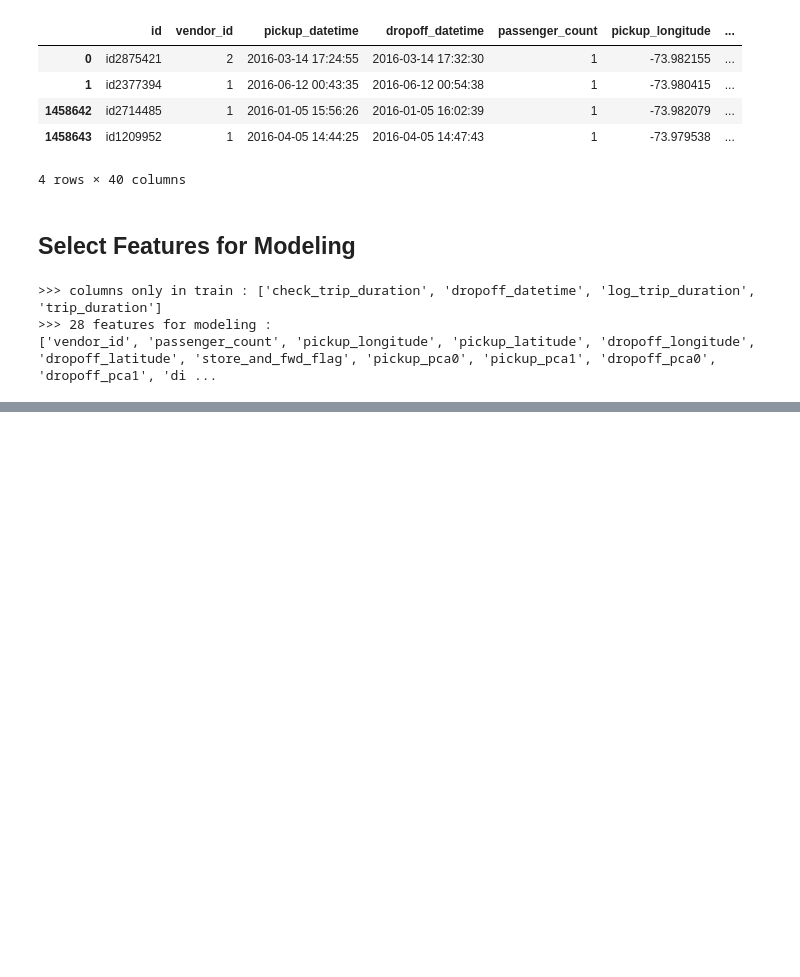
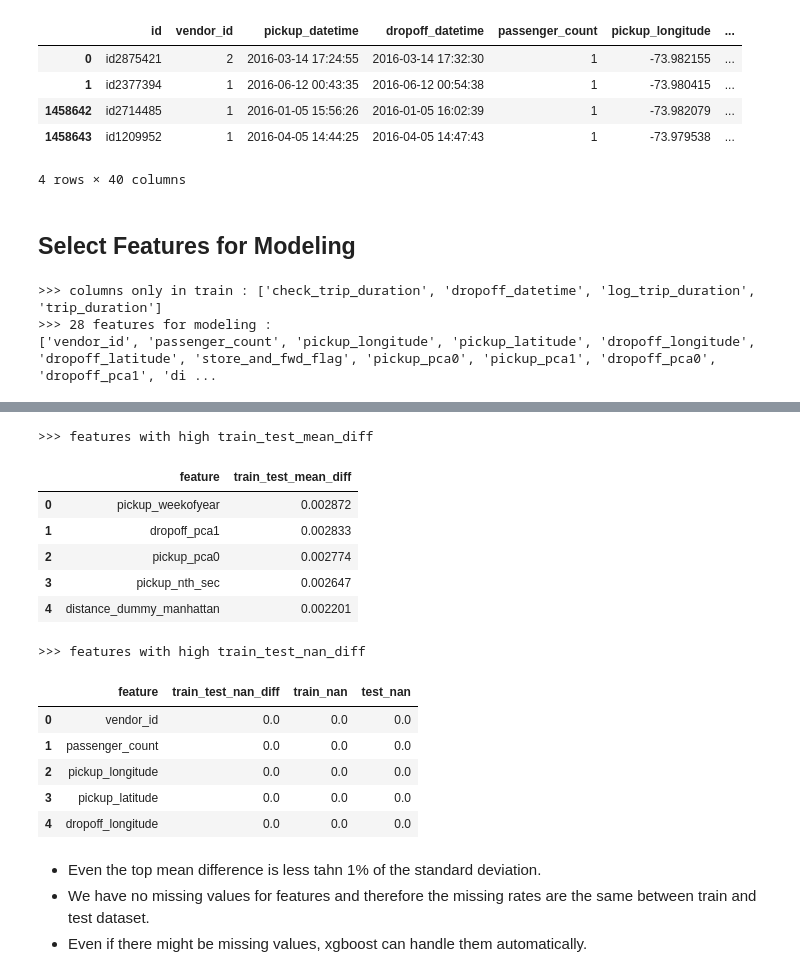
Before and after one commit to sam351/competitions, a Jupyter notebook: kaggle_NY-taxi/200920_NY-taxi_study-04_from-EDA-to-the-Top.ipynb, the cells around one changed output, grey strips where cells are left out. Saved outputs shown, nothing was run; the diff lists cells and outputs as text; code cells hidden in the pictures; blank space fills up the shorter version.

```diff
--- a/kaggle_NY-taxi/200920_NY-taxi_study-04_from-EDA-to-the-Top.ipynb
+++ b/kaggle_NY-taxi/200920_NY-taxi_study-04_from-EDA-to-the-Top.ipynb
@@ -413,0 +418,40 @@ print(f'>>> {len(feature_names)} features for modeling : \n{feature_names}')
+# %%
+feature_stats = pd.DataFrame({'feature':feature_names})
+
+feature_stats['train_mean'] = np.nanmean(train[feature_names], axis=0).round(4)
+feature_stats['train_std'] = np.nanstd(train[feature_names], axis=0).round(4)
+feature_stats['train_nan'] = np.mean(np.isnan(train[feature_names].values), axis=0).round(4)
+
+feature_stats['test_mean'] = np.nanmean(test[feature_names], axis=0).round(4)
+feature_stats['test_std'] = np.nanstd(test[feature_names], axis=0).round(4)
+feature_stats['test_nan'] = np.mean(np.isnan(test[feature_names].values), axis=0).round(4)
+
+feature_stats['train_test_mean_diff'] = feature_stats['train_mean'].subtract(feature_stats['test_mean']).divide(feature_stats['train_std'].add(feature_stats['test_std']).divide(2)).abs()
+feature_stats['train_test_nan_diff'] = feature_stats['train_nan'].subtract(feature_stats['test_nan']).abs()
+
+
+print('>>> features with high train_test_mean_diff')
+display(feature_stats[['feature', 'train_test_mean_diff']].sort_values('train_test_mean_diff', ascending=False).head().reset_index(drop=True))
+
+
+print('\n\n>>> features with high train_test_nan_diff')
+feature_stats[['feature', 'train_test_nan_diff', 'train_nan', 'test_nan']].sort_values(['train_test_nan_diff', 'train_nan', 'test_nan'], ascending=False).head().reset_index(drop=True)
+# %% [output]
+>>> features with high train_test_mean_diff
+|  | feature | train_test_mean_diff |
+| 0 | pickup_weekofyear | 0.002872 |
+| 1 | dropoff_pca1 | 0.002833 |
+| 2 | pickup_pca0 | 0.002774 |
+| 3 | pickup_nth_sec | 0.002647 |
+| 4 | distance_dummy_manhattan | 0.002201 |
+>>> features with high train_test_nan_diff
+|  | feature | train_test_nan_diff | train_nan | test_nan |
+| 0 | vendor_id | 0.0 | 0.0 | 0.0 |
+| 1 | passenger_count | 0.0 | 0.0 | 0.0 |
+| 2 | pickup_longitude | 0.0 | 0.0 | 0.0 |
+| 3 | pickup_latitude | 0.0 | 0.0 | 0.0 |
+| 4 | dropoff_longitude | 0.0 | 0.0 | 0.0 |
+# %% [markdown]
+- Even the top mean difference is less tahn 1% of the standard deviation.
+- We have no missing values for features and therefore the missing rates are the same between train and test dataset.
+- Even if there might be missing values, xgboost can handle them automatically.
```
Also changed, not shown: parts of 3 cells of this notebook.
